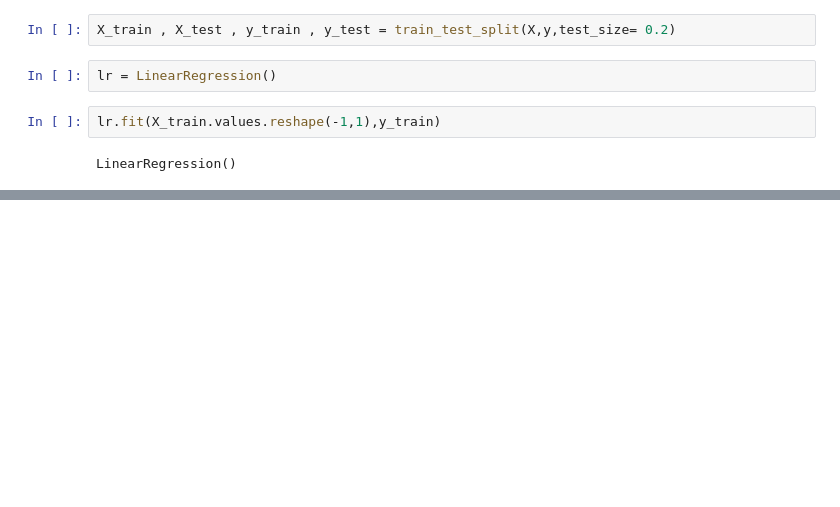
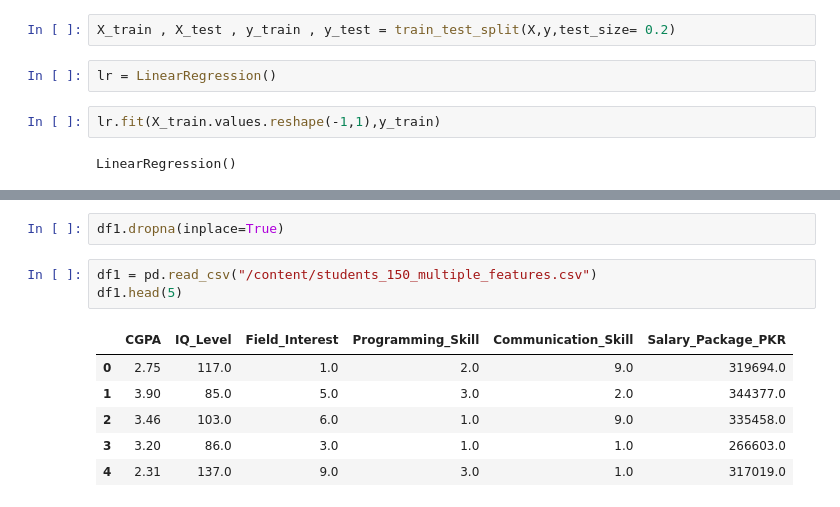
Before and after one commit to hafizzx/Machine-Learning-Algorithms, a Jupyter notebook: Ridge_Regression.ipynb, the cells around one changed output, grey strips where cells are left out. Cells and saved outputs as stored; diff of their text form; blank space fills up the shorter version.

Commit message:
Ridge Regression with own class and also with handle multi variables with predefined algorithm

```diff
--- a/Ridge_Regression.ipynb
+++ b/Ridge_Regression.ipynb
@@ -107,0 +150,12 @@ r2_score(y_test,rr1.predict(X_test.values.reshape(-1,1)))
+# %%
+df1.dropna(inplace=True)
+# %%
+df1 = pd.read_csv("/content/students_150_multiple_features.csv")
+df1.head(5)
+# %% [output]
+|  | CGPA | IQ_Level | Field_Interest | Programming_Skill | Communication_Skill | Salary_Package_PKR |
+| 0 | 2.75 | 117.0 | 1.0 | 2.0 | 9.0 | 319694.0 |
+| 1 | 3.90 | 85.0 | 5.0 | 3.0 | 2.0 | 344377.0 |
+| 2 | 3.46 | 103.0 | 6.0 | 1.0 | 9.0 | 335458.0 |
+| 3 | 3.20 | 86.0 | 3.0 | 1.0 | 1.0 | 266603.0 |
+| 4 | 2.31 | 137.0 | 9.0 | 3.0 | 1.0 | 317019.0 |
```
Also changed, not shown: parts of 26 cells of this notebook.
